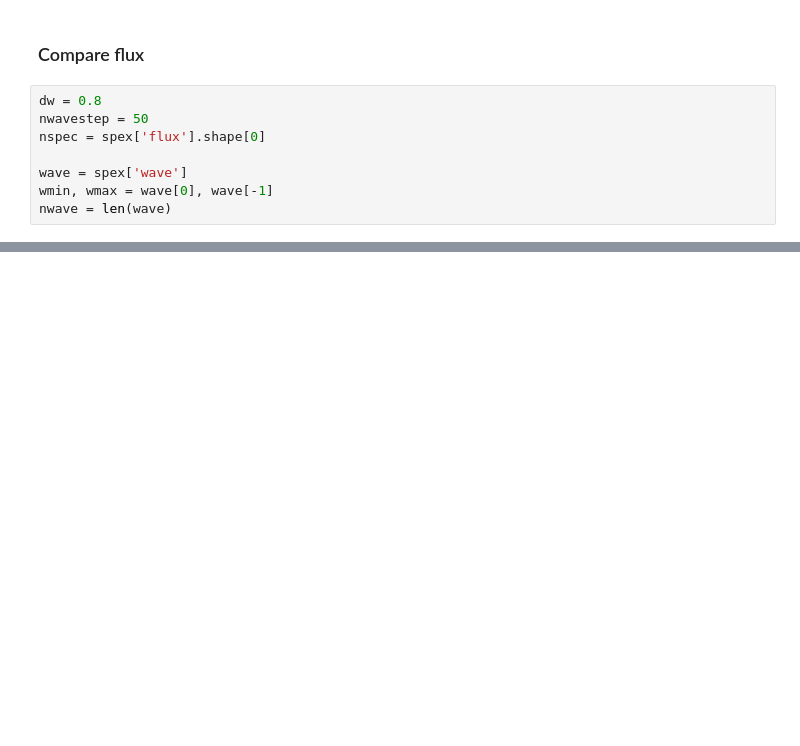
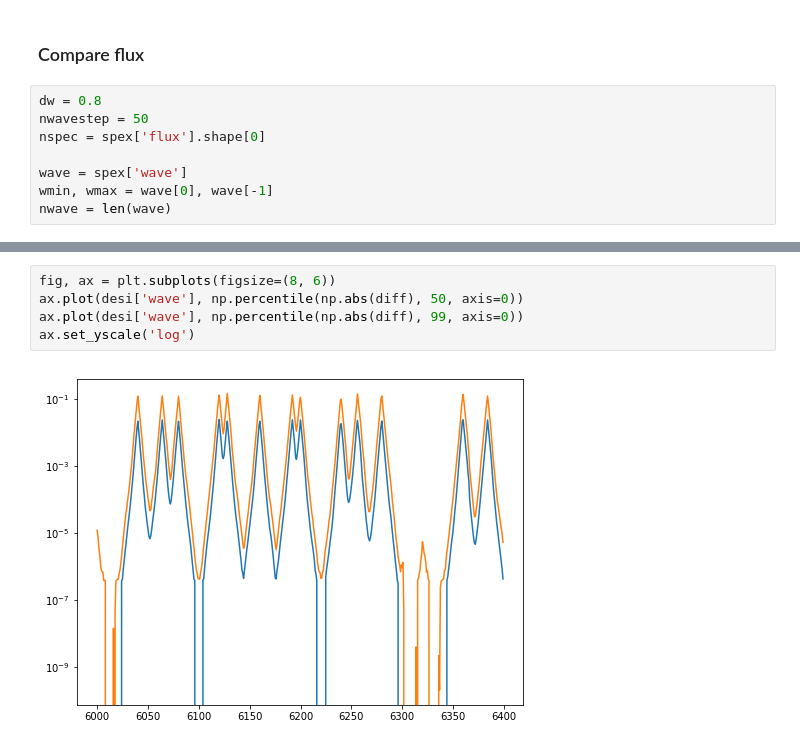
Before and after one commit to desihub/gpu_specter, a Jupyter notebook: nb/CompareFullExtraction.ipynb, the cells around one changed output, grey strips where cells are left out. Saved outputs shown, nothing was run; the diff lists cells and outputs as text; blank space fills up the shorter version.

```diff
--- a/nb/CompareFullExtraction.ipynb
+++ b/nb/CompareFullExtraction.ipynb
@@ -106,0 +163,7 @@ ax.set_title('np.isclose(desi, spex)')
+# %%
+fig, ax = plt.subplots(figsize=(8, 6))
+ax.plot(desi['wave'], np.percentile(np.abs(diff), 50, axis=0))
+ax.plot(desi['wave'], np.percentile(np.abs(diff), 99, axis=0))
+ax.set_yscale('log')
+# %% [output]
+[figure, added]
```
Also changed, not shown: parts of 12 cells of this notebook.
